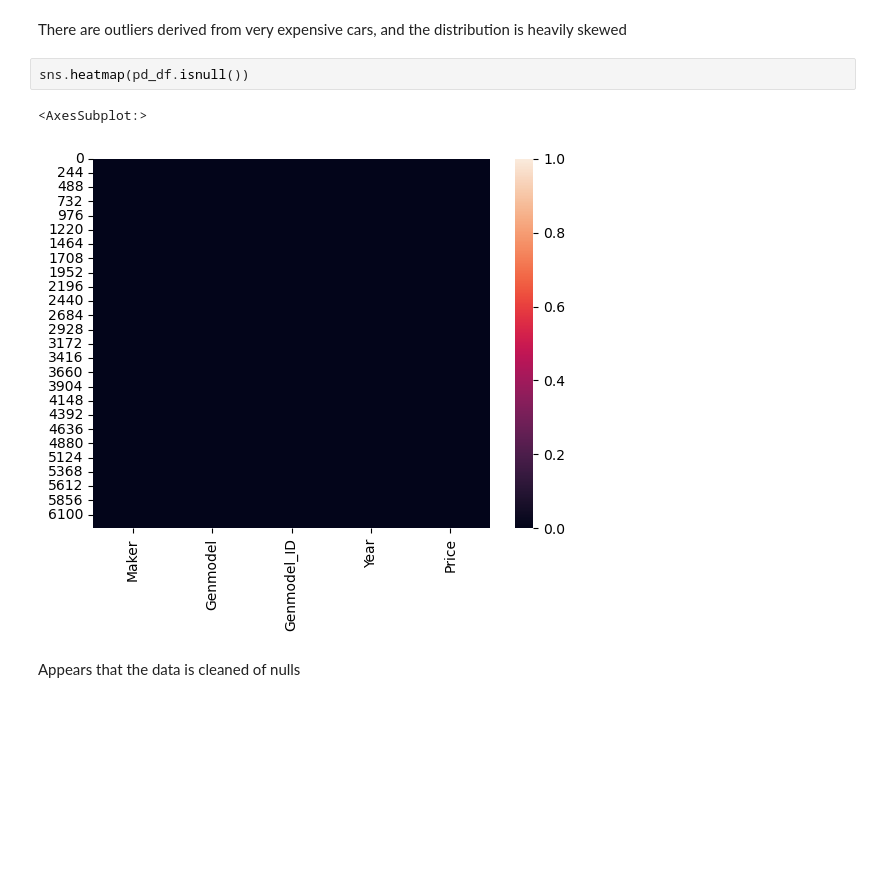
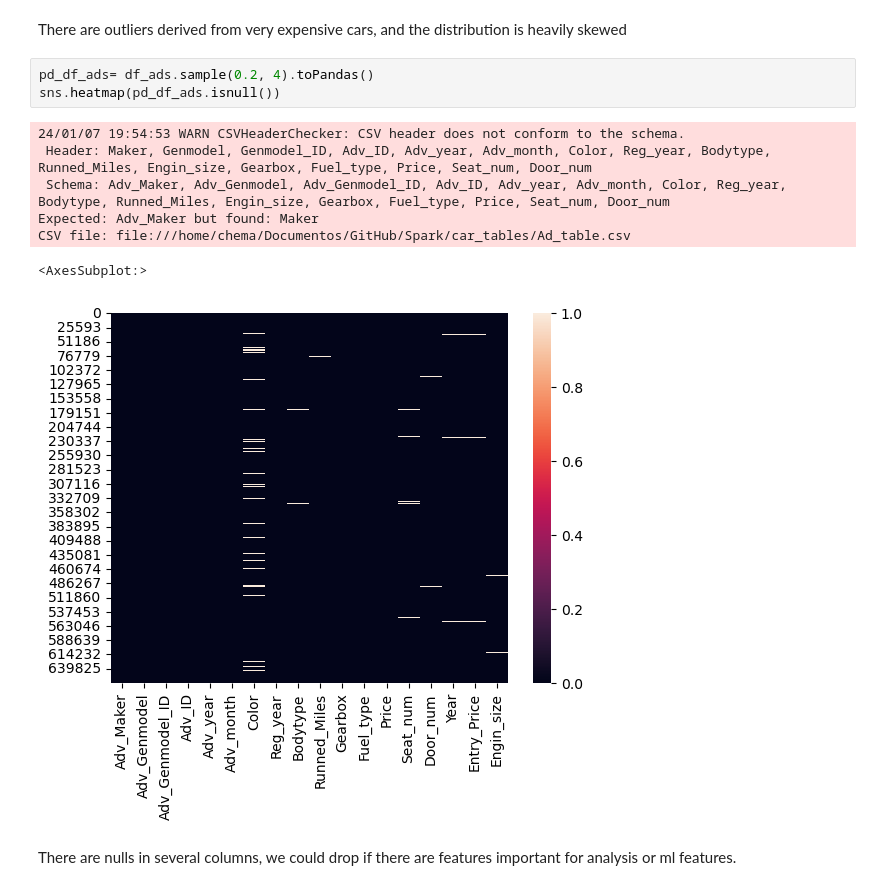
Before and after one commit to chemavilla/Spark, a Jupyter notebook: analysis.ipynb, the cells around one changed output. Drawn from its saved outputs; the diff is of its cells as text; blank space fills up the shorter version.

Commit message:
more updates in wrangling and analysis

```diff
--- a/analysis.ipynb
+++ b/analysis.ipynb
@@ -56,9 +31,15 @@ sns.displot(pd_df, x='Price')
 # %% [markdown]
 There are outliers derived from very expensive cars, and the distribution is heavily skewed
-# %%
-sns.heatmap(pd_df.isnull())
-# %% [output]
-<AxesSubplot:>
-[figure, removed]
-# %% [markdown]
-Appears that the data is cleaned of nulls
+# %%
+pd_df_ads= df_ads.sample(0.2, 4).toPandas()
+sns.heatmap(pd_df_ads.isnull())
+# %% [output]
+24/01/07 19:54:53 WARN CSVHeaderChecker: CSV header does not conform to the schema.
+ Header: Maker, Genmodel, Genmodel_ID, Adv_ID, Adv_year, Adv_month, Color, Reg_year, Bodytype, Runned_Miles, Engin_size, Gearbox, Fuel_type, Price, Seat_num, Door_num
+ Schema: Adv_Maker, Adv_Genmodel, Adv_Genmodel_ID, Adv_ID, Adv_year, Adv_month, Color, Reg_year, Bodytype, Runned_Miles, Engin_size, Gearbox, Fuel_type, Price, Seat_num, Door_num
+Expected: Adv_Maker but found: Maker
+CSV file: file:///home/chema/Documentos/GitHub/Spark/car_tables/Ad_table.csv
+<AxesSubplot:>
+[figure, added]
+# %% [markdown]
+There are nulls in several columns, we could drop if there are features important for analysis or ml features.
```
Also changed, not shown: parts of 6 cells of this notebook, 3 other files.
